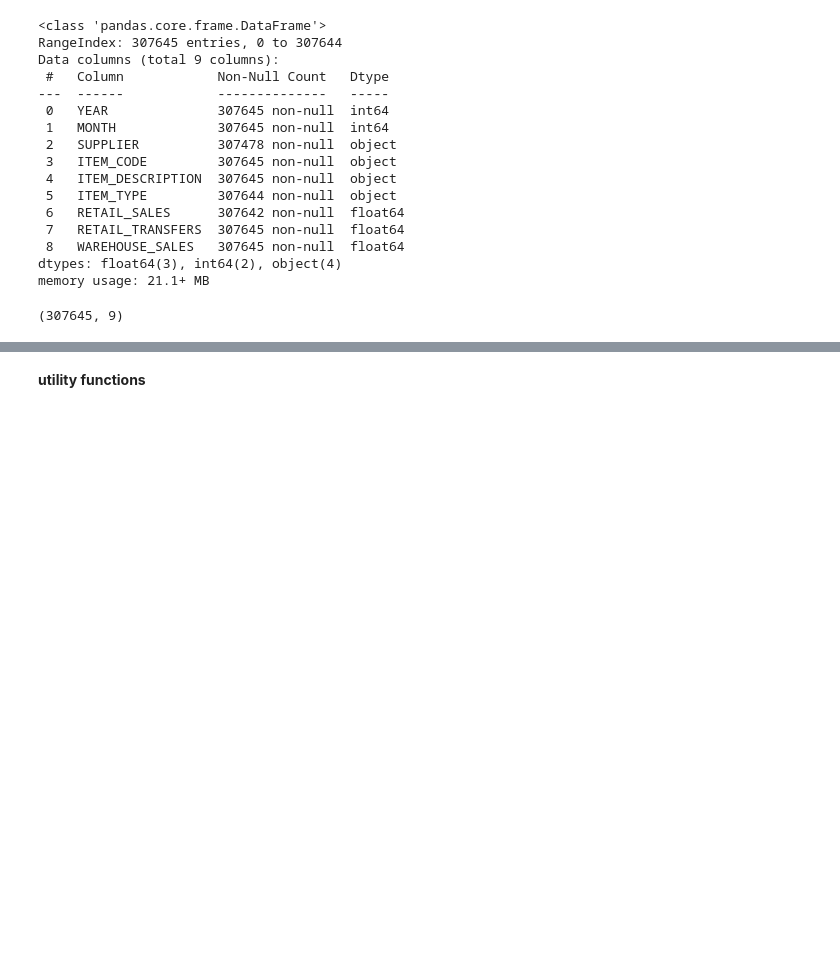
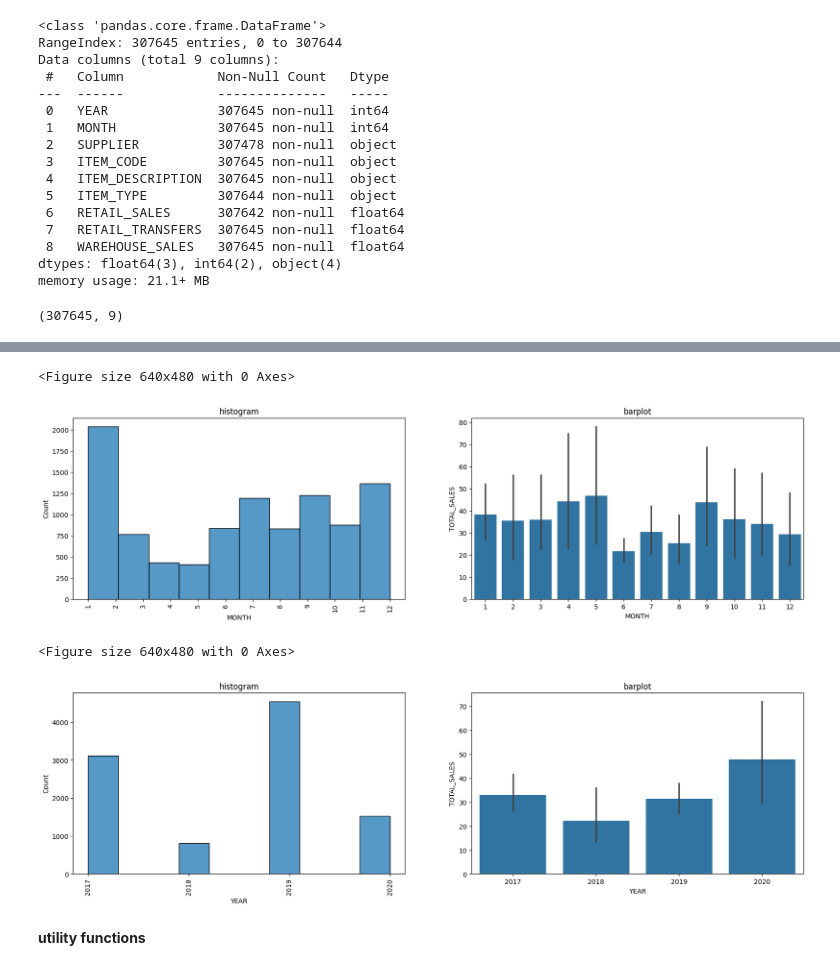
Before and after one commit to drizzletechnova/Coursera-data-science-, a Jupyter notebook: Copy_of_final_project.ipynb, the cells around one changed output, grey strips where cells are left out. Saved outputs shown, nothing was run; the diff lists cells and outputs as text; code cells hidden in the pictures; blank space fills up the shorter version.

```diff
--- a/Copy_of_final_project.ipynb
+++ b/Copy_of_final_project.ipynb
@@ -183,0 +225,24 @@ data.sample(10)
+# %%
+def plot_time(df,variable,target):
+    df = df.sample(10000)
+    plt.show()
+    plt.tight_layout()
+    plt.figure(figsize=(20,5))
+    # histogram
+    plt.subplot(1,2,1)
+    sns.histplot(x = variable,bins=10,data=df)
+    plt.xticks(df[variable].astype(int).unique(), rotation=90)
+    plt.title('histogram')
+    #barplot
+    plt.subplot(1,2,2)
+    sns.barplot(x= variable,y=target,data=df)
+    plt.title('barplot')
+# %%
+Features = ['MONTH','YEAR']
+for feature in Features:
+    plot_time(numeric_cols, feature, "TOTAL_SALES")
+# %% [output]
+<Figure size 640x480 with 0 Axes>
+[figure, added]
+<Figure size 640x480 with 0 Axes>
+[figure, added]
```
Also changed, not shown: parts of 37 cells of this notebook.
